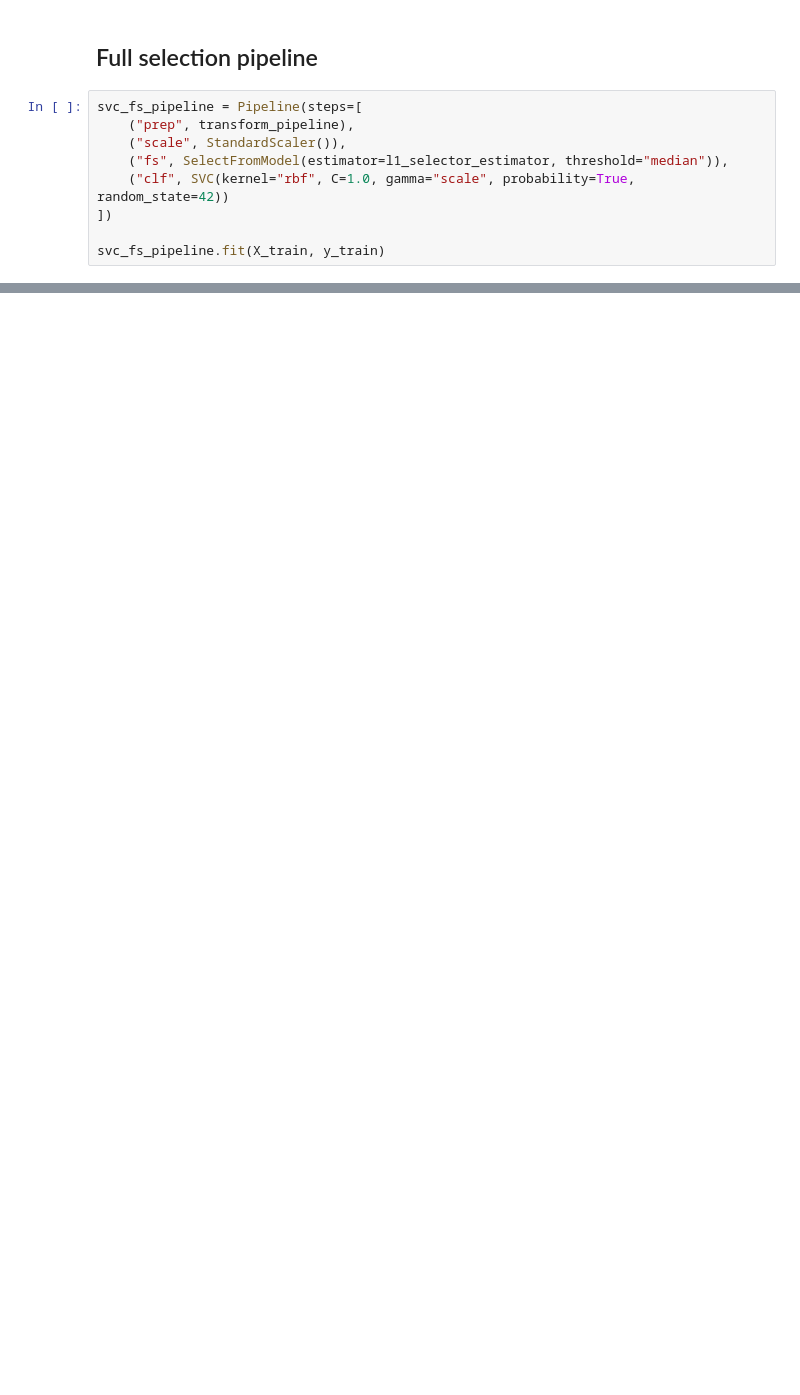
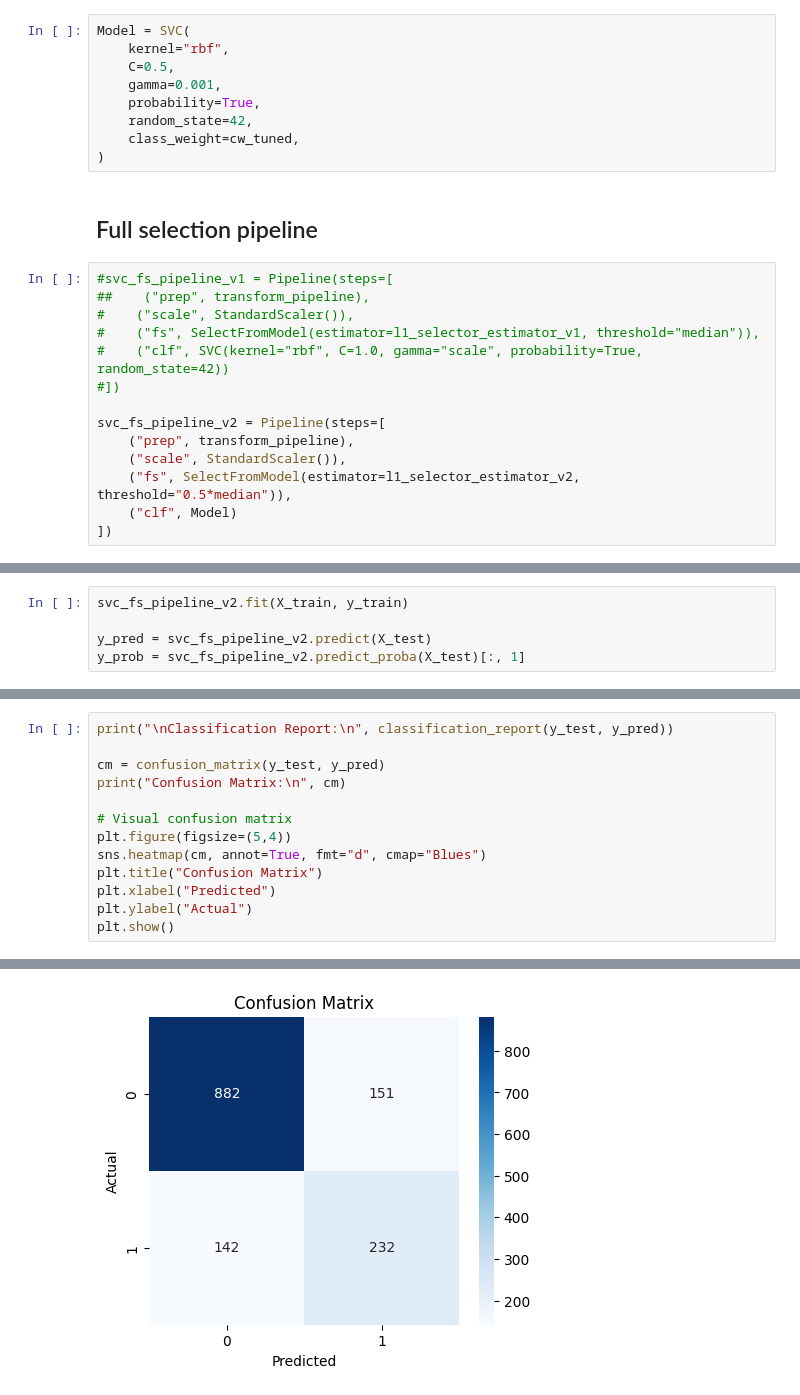
Before and after one commit to DualSynapse/customer-curn-prediction-asistant-api, a Jupyter notebook: notebooks/training/train_svc.ipynb, the cells around one changed output, grey strips where cells are left out. Cells and saved outputs as stored; diff of their text form; blank space fills up the shorter version.

Commit message:
build : training model with SVC

```diff
--- a/notebooks/training/train_svc.ipynb
+++ b/notebooks/training/train_svc.ipynb
@@ -222,11 +264,25 @@ l1_selector_estimator = LogisticRegression(
+# %%
+Model = SVC(
+    kernel="rbf",
+    C=0.5,
+    gamma=0.001,
+    probability=True,
+    random_state=42,
+    class_weight=cw_tuned,
+)
 # %% [markdown]
 ## Full selection pipeline
 # %%
-svc_fs_pipeline = Pipeline(steps=[
+#svc_fs_pipeline_v1 = Pipeline(steps=[
+##    ("prep", transform_pipeline),
+#    ("scale", StandardScaler()),
+#    ("fs", SelectFromModel(estimator=l1_selector_estimator_v1, threshold="median")),
+#    ("clf", SVC(kernel="rbf", C=1.0, gamma="scale", probability=True, random_state=42))
+#])
+
+svc_fs_pipeline_v2 = Pipeline(steps=[
     ("prep", transform_pipeline),
     ("scale", StandardScaler()),
-    ("fs", SelectFromModel(estimator=l1_selector_estimator, threshold="median")),
-    ("clf", SVC(kernel="rbf", C=1.0, gamma="scale", probability=True, random_state=42))
+    ("fs", SelectFromModel(estimator=l1_selector_estimator_v2, threshold="0.5*median")),
+    ("clf", Model)
 ])
-
-svc_fs_pipeline.fit(X_train, y_train)
@@ -266,0 +303,5 @@ Index(['tenure', 'Contract', 'PhoneService', 'MultipleLines', 'OnlineSecurity',
+# %%
+svc_fs_pipeline_v2.fit(X_train, y_train)
+
+y_pred = svc_fs_pipeline_v2.predict(X_test)
+y_prob = svc_fs_pipeline_v2.predict_proba(X_test)[:, 1]
@@ -266,0 +334,14 @@ Index(['tenure', 'Contract', 'PhoneService', 'MultipleLines', 'OnlineSecurity',
+# %%
+print("\nClassification Report:\n", classification_report(y_test, y_pred))
+
+cm = confusion_matrix(y_test, y_pred)
+print("Confusion Matrix:\n", cm)
+
+# Visual confusion matrix
+plt.figure(figsize=(5,4))
+sns.heatmap(cm, annot=True, fmt="d", cmap="Blues")
+plt.title("Confusion Matrix")
+plt.xlabel("Predicted")
+plt.ylabel("Actual")
+plt.show()
+# %% [output]
@@ -266,0 +361 @@ Index(['tenure', 'Contract', 'PhoneService', 'MultipleLines', 'OnlineSecurity',
+[figure, added]
```
Also changed, not shown: parts of 17 cells of this notebook, 1 other file.
